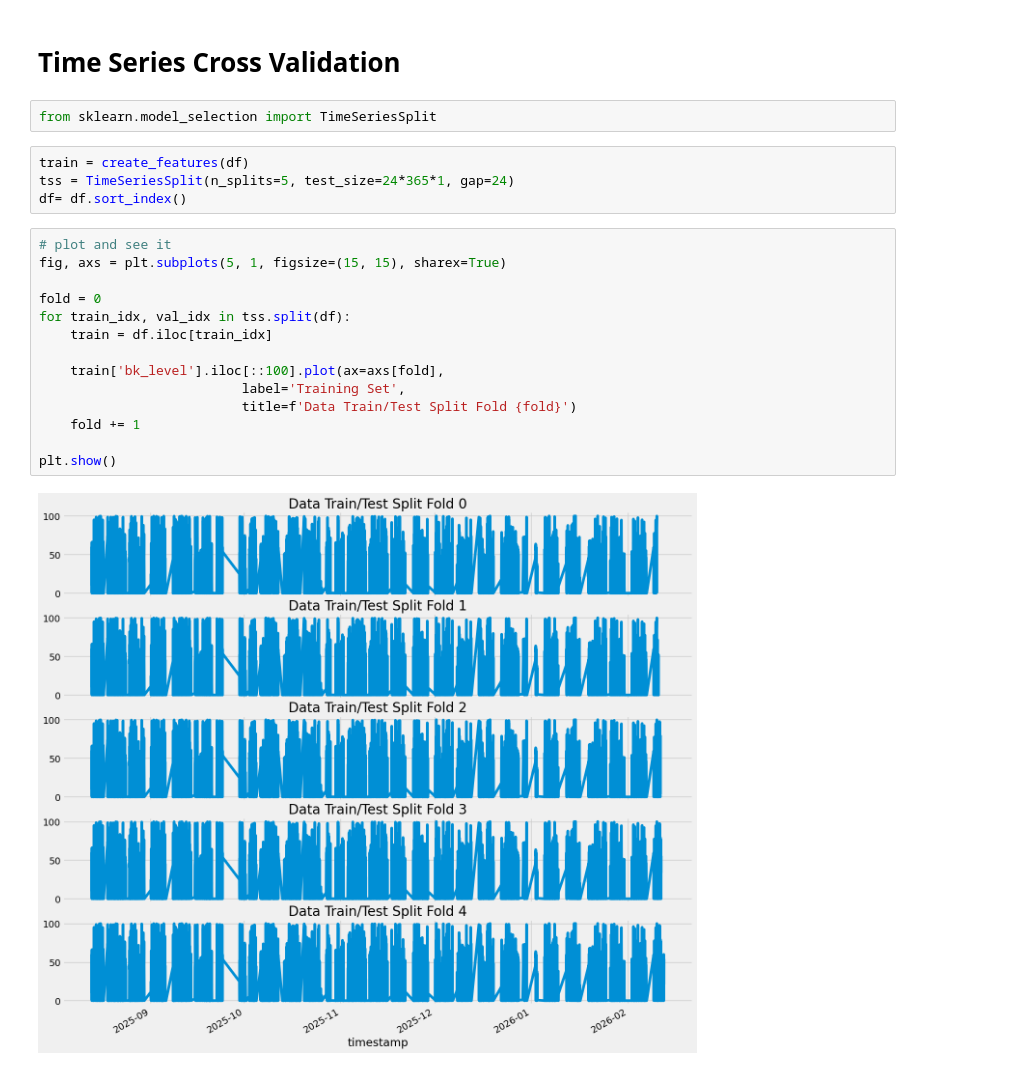
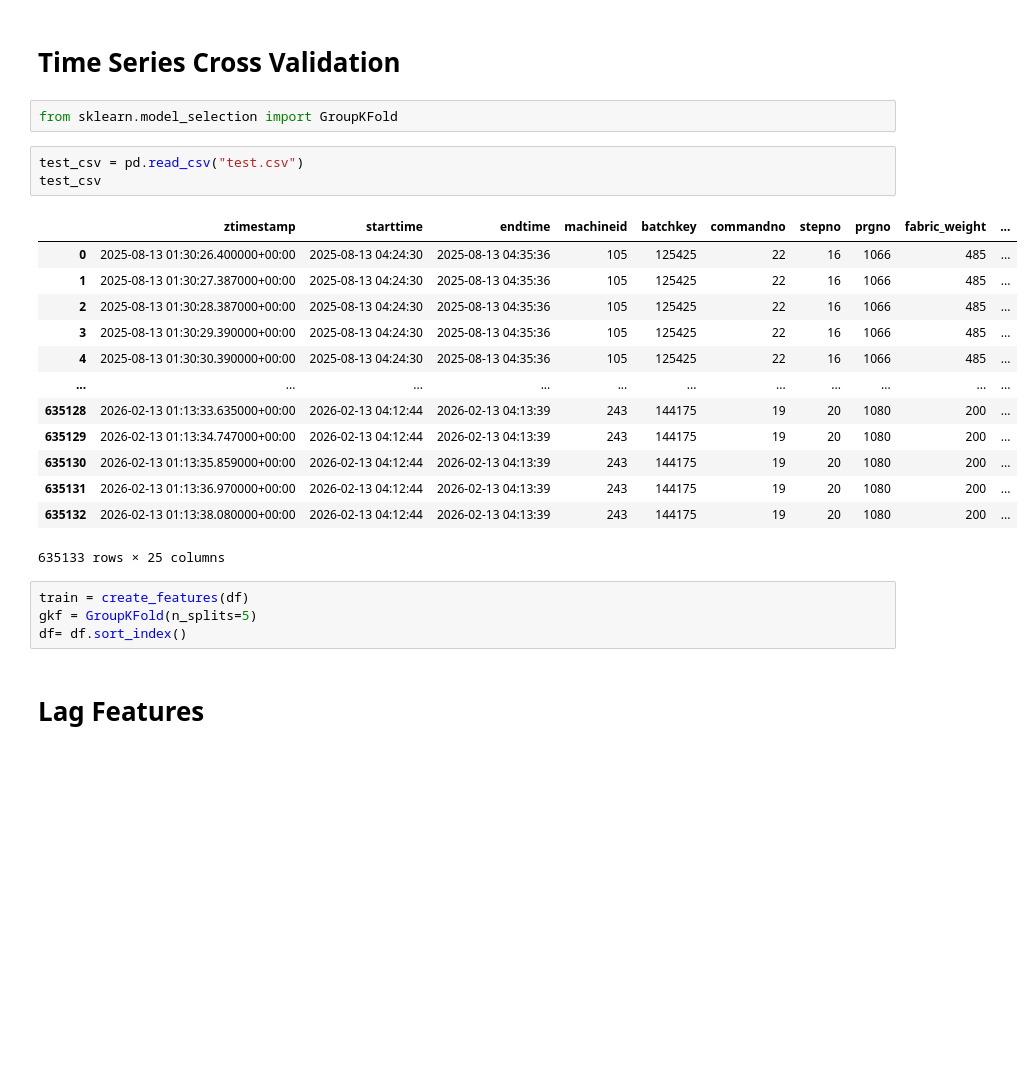
Before and after one commit to TahaSoylu44/Hacettepe-Datathon-26, a Jupyter notebook: aiclubdatathon-26/study-notebook.ipynb, the cells around one changed output. Saved outputs shown, nothing was run; the diff lists cells and outputs as text; blank space fills up the shorter version.

```diff
--- a/aiclubdatathon-26/study-notebook.ipynb
+++ b/aiclubdatathon-26/study-notebook.ipynb
@@ -104,24 +122,27 @@ plt.show()
 # %% [markdown]
 # Time Series Cross Validation
 # %%
-from sklearn.model_selection import TimeSeriesSplit
+from sklearn.model_selection import GroupKFold
+# %%
+test_csv = pd.read_csv("test.csv")
+test_csv
+# %% [output]
+|  | ztimestamp | starttime | endtime | machineid | batchkey | commandno | stepno | prgno | fabric_weight | ... |
+| 0 | 2025-08-13 01:30:26.400000+00:00 | 2025-08-13 04:24:30 | 2025-08-13 04:35:36 | 105 | 125425 | 22 | 16 | 1066 | 485 | ... |
+| 1 | 2025-08-13 01:30:27.387000+00:00 | 2025-08-13 04:24:30 | 2025-08-13 04:35:36 | 105 | 125425 | 22 | 16 | 1066 | 485 | ... |
+| 2 | 2025-08-13 01:30:28.387000+00:00 | 2025-08-13 04:24:30 | 2025-08-13 04:35:36 | 105 | 125425 | 22 | 16 | 1066 | 485 | ... |
+| 3 | 2025-08-13 01:30:29.390000+00:00 | 2025-08-13 04:24:30 | 2025-08-13 04:35:36 | 105 | 125425 | 22 | 16 | 1066 | 485 | ... |
+| 4 | 2025-08-13 01:30:30.390000+00:00 | 2025-08-13 04:24:30 | 2025-08-13 04:35:36 | 105 | 125425 | 22 | 16 | 1066 | 485 | ... |
+| ... | ... | ... | ... | ... | ... | ... | ... | ... | ... | ... |
+| 635128 | 2026-02-13 01:13:33.635000+00:00 | 2026-02-13 04:12:44 | 2026-02-13 04:13:39 | 243 | 144175 | 19 | 20 | 1080 | 200 | ... |
+| 635129 | 2026-02-13 01:13:34.747000+00:00 | 2026-02-13 04:12:44 | 2026-02-13 04:13:39 | 243 | 144175 | 19 | 20 | 1080 | 200 | ... |
+| 635130 | 2026-02-13 01:13:35.859000+00:00 | 2026-02-13 04:12:44 | 2026-02-13 04:13:39 | 243 | 144175 | 19 | 20 | 1080 | 200 | ... |
+| 635131 | 2026-02-13 01:13:36.970000+00:00 | 2026-02-13 04:12:44 | 2026-02-13 04:13:39 | 243 | 144175 | 19 | 20 | 1080 | 200 | ... |
+| 635132 | 2026-02-13 01:13:38.080000+00:00 | 2026-02-13 04:12:44 | 2026-02-13 04:13:39 | 243 | 144175 | 19 | 20 | 1080 | 200 | ... |
+635133 rows × 25 columns
 # %%
 train = create_features(df)
-tss = TimeSeriesSplit(n_splits=5, test_size=24*365*1, gap=24)
+gkf = GroupKFold(n_splits=5)
 df= df.sort_index()
-# %%
-# plot and see it
-fig, axs = plt.subplots(5, 1, figsize=(15, 15), sharex=True)
-
-fold = 0
-for train_idx, val_idx in tss.split(df):
-    train = df.iloc[train_idx]
-
-    train['bk_level'].iloc[::100].plot(ax=axs[fold],
-                          label='Training Set',
-                          title=f'Data Train/Test Split Fold {fold}')
-    fold += 1
-
-plt.show()
-# %% [output]
-[figure, removed]
+# %% [markdown]
+# Lag Features
```
Also changed, not shown: parts of 30 cells of this notebook, 2 other files.
